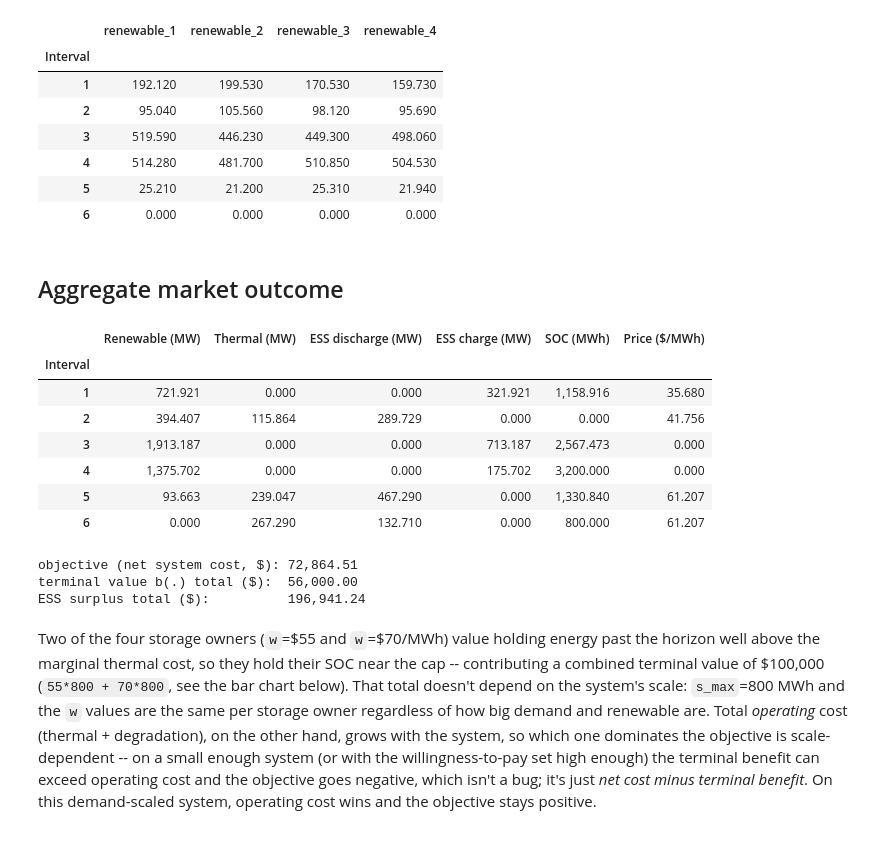
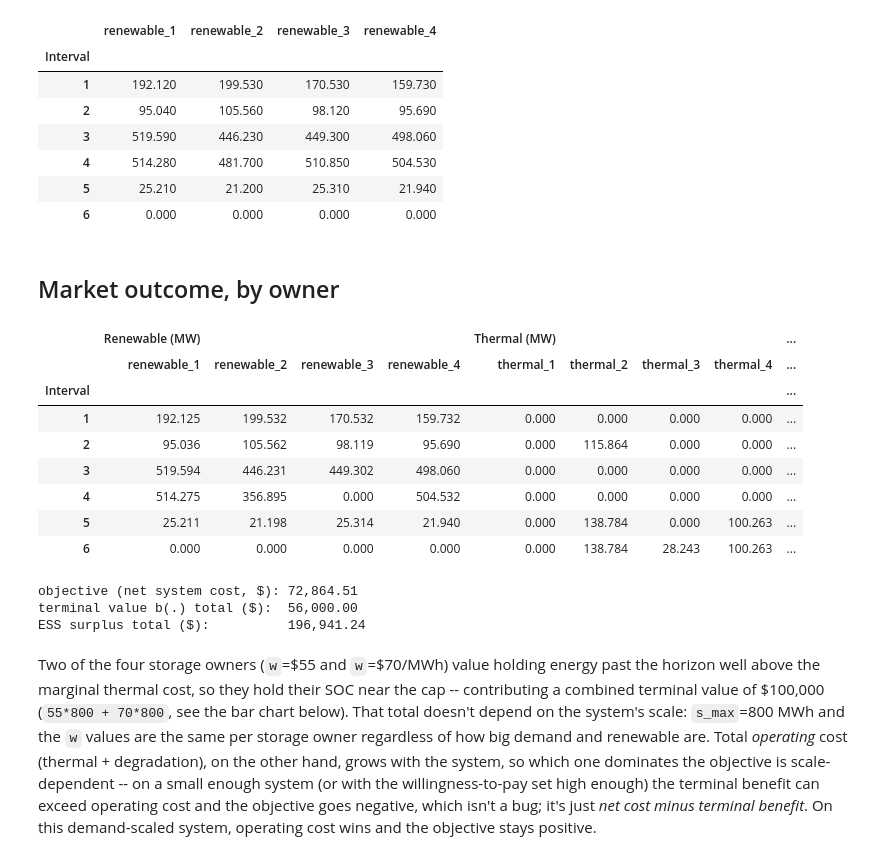
Before and after one commit to ccanoyrac/ESS-equivalent-bids-from-SOC-DA-market, a Jupyter notebook: Code/notebooks/Multi_Participant_Baldick.ipynb, the cells around one changed output. Cells and saved outputs as stored; diff of their text form; code cells hidden in the pictures.

```diff
--- a/Code/notebooks/Multi_Participant_Baldick.ipynb
+++ b/Code/notebooks/Multi_Participant_Baldick.ipynb
@@ -39,6 +39,7 @@ from experiments.Multi_Participant_Baldick import build_system
 from markets.day_ahead import solve_day_ahead
 
 pd.set_option("display.float_format", lambda x: f"{x:,.3f}")
+pd.set_option("display.max_columns", None)
 plt.rcParams["figure.figsize"] = (9, 4)
 
 system, terminal_values = build_system()
@@ -85,21 +86,22 @@ display(renewable_df.round(2))
 | 5 | 25.210 | 21.200 | 25.310 | 21.940 |
 | 6 | 0.000 | 0.000 | 0.000 | 0.000 |
 # %% [markdown]
-## Aggregate market outcome
+## Market outcome, by owner
 # %%
-display(result.to_frame())
+display(result.to_owner_frame(system))
 print(f"objective (net system cost, $): {result.objective:,.2f}")
 print(f"terminal value b(.) total ($):  {result.terminal_value.sum():,.2f}")
 print(f"ESS surplus total ($):          {result.ess_surplus.sum():,.2f}")
 # %% [output]
-|  | Renewable (MW) | Thermal (MW) | ESS discharge (MW) | ESS charge (MW) | SOC (MWh) | Price ($/MWh) |
-| Interval |  |  |  |  |  |  |
-| 1 | 721.921 | 0.000 | 0.000 | 321.921 | 1,158.916 | 35.680 |
-| 2 | 394.407 | 115.864 | 289.729 | 0.000 | 0.000 | 41.756 |
-| 3 | 1,913.187 | 0.000 | 0.000 | 713.187 | 2,567.473 | 0.000 |
-| 4 | 1,375.702 | 0.000 | 0.000 | 175.702 | 3,200.000 | 0.000 |
-| 5 | 93.663 | 239.047 | 467.290 | 0.000 | 1,330.840 | 61.207 |
-| 6 | 0.000 | 267.290 | 132.710 | 0.000 | 800.000 | 61.207 |
+|  | Renewable (MW) |  |  |  | Thermal (MW) |  |  |  | ... |
+|  | renewable_1 | renewable_2 | renewable_3 | renewable_4 | thermal_1 | thermal_2 | thermal_3 | thermal_4 | ... |
+| Interval |  |  |  |  |  |  |  |  | ... |
+| 1 | 192.125 | 199.532 | 170.532 | 159.732 | 0.000 | 0.000 | 0.000 | 0.000 | ... |
+| 2 | 95.036 | 105.562 | 98.119 | 95.690 | 0.000 | 115.864 | 0.000 | 0.000 | ... |
+| 3 | 519.594 | 446.231 | 449.302 | 498.060 | 0.000 | 0.000 | 0.000 | 0.000 | ... |
+| 4 | 514.275 | 356.895 | 0.000 | 504.532 | 0.000 | 0.000 | 0.000 | 0.000 | ... |
+| 5 | 25.211 | 21.198 | 25.314 | 21.940 | 0.000 | 138.784 | 0.000 | 100.263 | ... |
+| 6 | 0.000 | 0.000 | 0.000 | 0.000 | 0.000 | 138.784 | 28.243 | 100.263 | ... |
 objective (net system cost, $): 72,864.51
 terminal value b(.) total ($):  56,000.00
 ESS surplus total ($):          196,941.24
```
Also changed, not shown: 2 other files.
